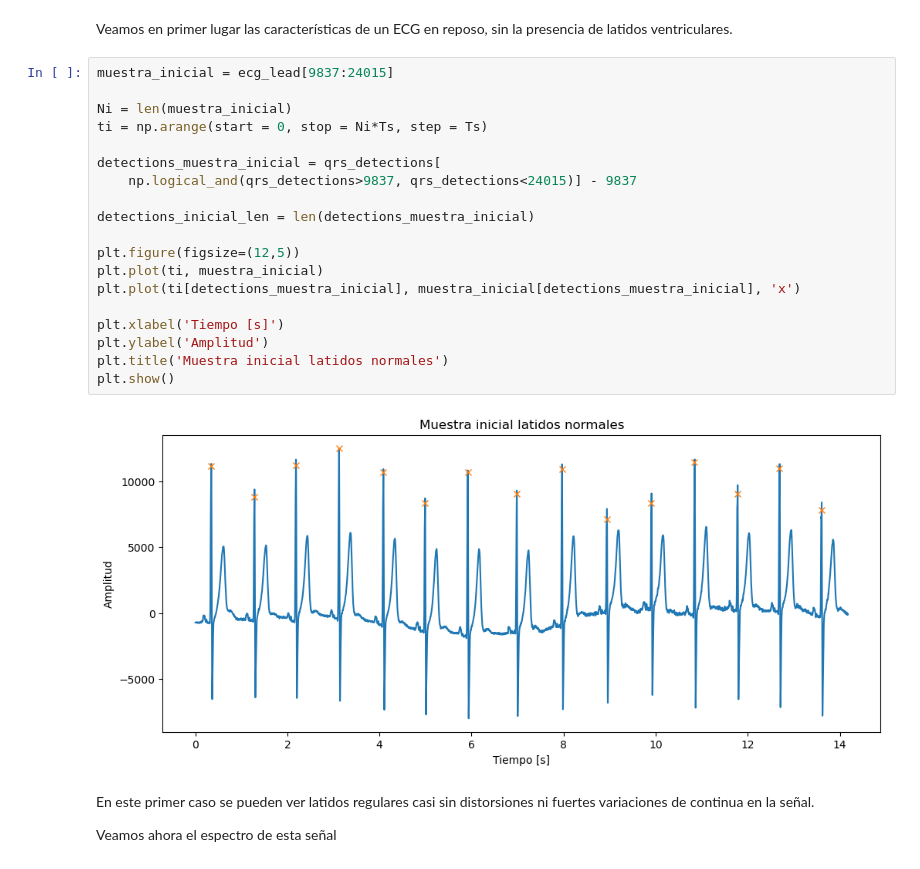
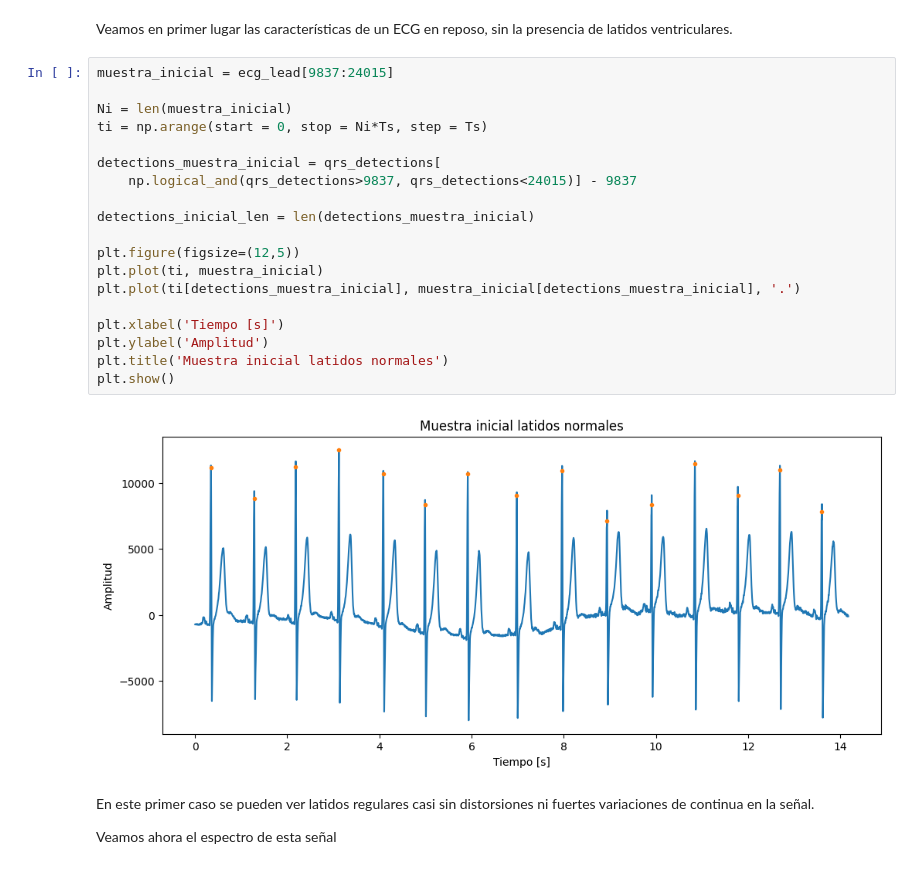
Before and after one commit to feer9/R6575-DSP, a Jupyter notebook: ts6.ipynb, the cells around one changed output. Cells and saved outputs as stored; diff of their text form.

```diff
--- a/ts6.ipynb
+++ b/ts6.ipynb
@@ -81,24 +82,24 @@ Veamos en primer lugar las características de un ECG en reposo, sin la presenci
 # %%
 muestra_inicial = ecg_lead[9837:24015]
 
 Ni = len(muestra_inicial)
 ti = np.arange(start = 0, stop = Ni*Ts, step = Ts)
 
 detections_muestra_inicial = qrs_detections[
     np.logical_and(qrs_detections>9837, qrs_detections<24015)] - 9837
 
 detections_inicial_len = len(detections_muestra_inicial)
 
 plt.figure(figsize=(12,5))
 plt.plot(ti, muestra_inicial)
-plt.plot(ti[detections_muestra_inicial], muestra_inicial[detections_muestra_inicial], 'x')
+plt.plot(ti[detections_muestra_inicial], muestra_inicial[detections_muestra_inicial], '.')
 
 plt.xlabel('Tiempo [s]')
 plt.ylabel('Amplitud')
 plt.title('Muestra inicial latidos normales')
 plt.show()
 # %% [output]
-[figure, old version]
+[figure, new version]
 # %% [markdown]
 En este primer caso se pueden ver latidos regulares casi sin distorsiones ni fuertes variaciones de continua en la señal.
 
```
Also changed, not shown: parts of 26 cells of this notebook, 1 other file.
